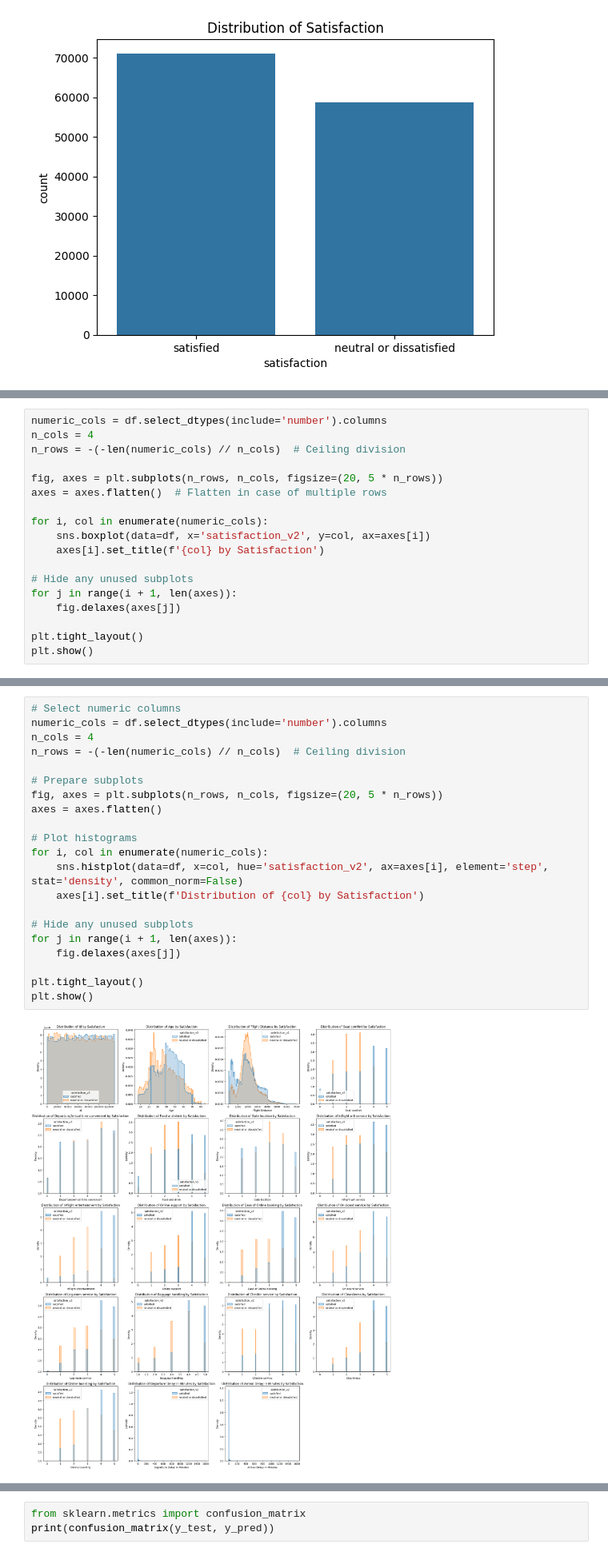
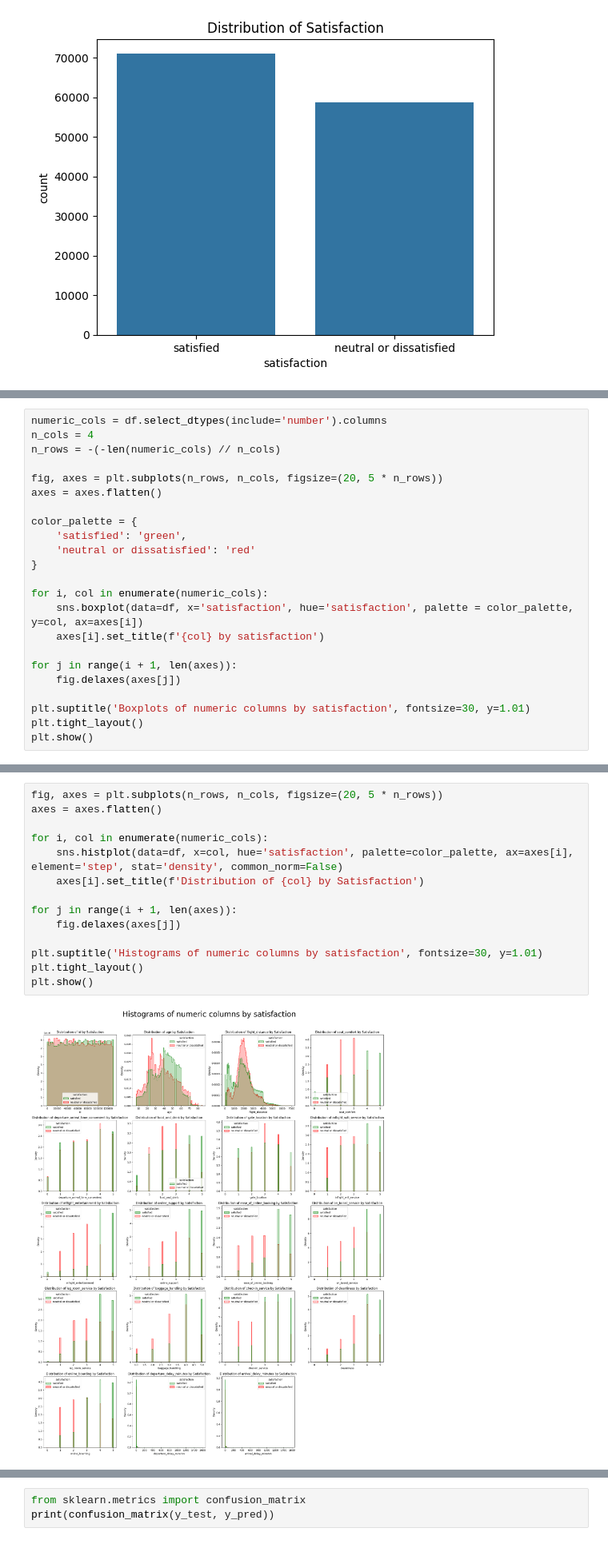
Before and after one commit to jomunji/MOD006907_ML_and_DE, a Jupyter notebook: asignment data EDA.ipynb, the cells around one changed output, grey strips where cells are left out. Shown at 80% size. Drawn from its saved outputs; the diff is of its cells as text.

```diff
--- a/asignment data EDA.ipynb
+++ b/asignment data EDA.ipynb
@@ -135,19 +143,24 @@ plt.show()
 # %%
 numeric_cols = df.select_dtypes(include='number').columns
 n_cols = 4
-n_rows = -(-len(numeric_cols) // n_cols)  # Ceiling division
+n_rows = -(-len(numeric_cols) // n_cols)
 
 fig, axes = plt.subplots(n_rows, n_cols, figsize=(20, 5 * n_rows))
-axes = axes.flatten()  # Flatten in case of multiple rows
+axes = axes.flatten()
+
+color_palette = {
+    'satisfied': 'green',
+    'neutral or dissatisfied': 'red'
+}
 
 for i, col in enumerate(numeric_cols):
-    sns.boxplot(data=df, x='satisfaction_v2', y=col, ax=axes[i])
-    axes[i].set_title(f'{col} by Satisfaction')
+    sns.boxplot(data=df, x='satisfaction', hue='satisfaction', palette = color_palette, y=col, ax=axes[i])
+    axes[i].set_title(f'{col} by satisfaction')
 
-# Hide any unused subplots
 for j in range(i + 1, len(axes)):
     fig.delaxes(axes[j])
 
+plt.suptitle('Boxplots of numeric columns by satisfaction', fontsize=30, y=1.01)
 plt.tight_layout()
 plt.show()
 # %% [output]
@@ -155,23 +168,16 @@ plt.show()
 # %%
-# Select numeric columns
-numeric_cols = df.select_dtypes(include='number').columns
-n_cols = 4
-n_rows = -(-len(numeric_cols) // n_cols)  # Ceiling division
-
-# Prepare subplots
 fig, axes = plt.subplots(n_rows, n_cols, figsize=(20, 5 * n_rows))
 axes = axes.flatten()
 
-# Plot histograms
 for i, col in enumerate(numeric_cols):
-    sns.histplot(data=df, x=col, hue='satisfaction_v2', ax=axes[i], element='step', stat='density', common_norm=False)
+    sns.histplot(data=df, x=col, hue='satisfaction', palette=color_palette, ax=axes[i], element='step', stat='density', common_norm=False)
     axes[i].set_title(f'Distribution of {col} by Satisfaction')
 
-# Hide any unused subplots
 for j in range(i + 1, len(axes)):
     fig.delaxes(axes[j])
 
+plt.suptitle('Histograms of numeric columns by satisfaction', fontsize=30, y=1.01)
 plt.tight_layout()
 plt.show()
 # %% [output]
-[figure, old version]
+[figure, new version]
```
Also changed, not shown: parts of 15 cells of this notebook.
